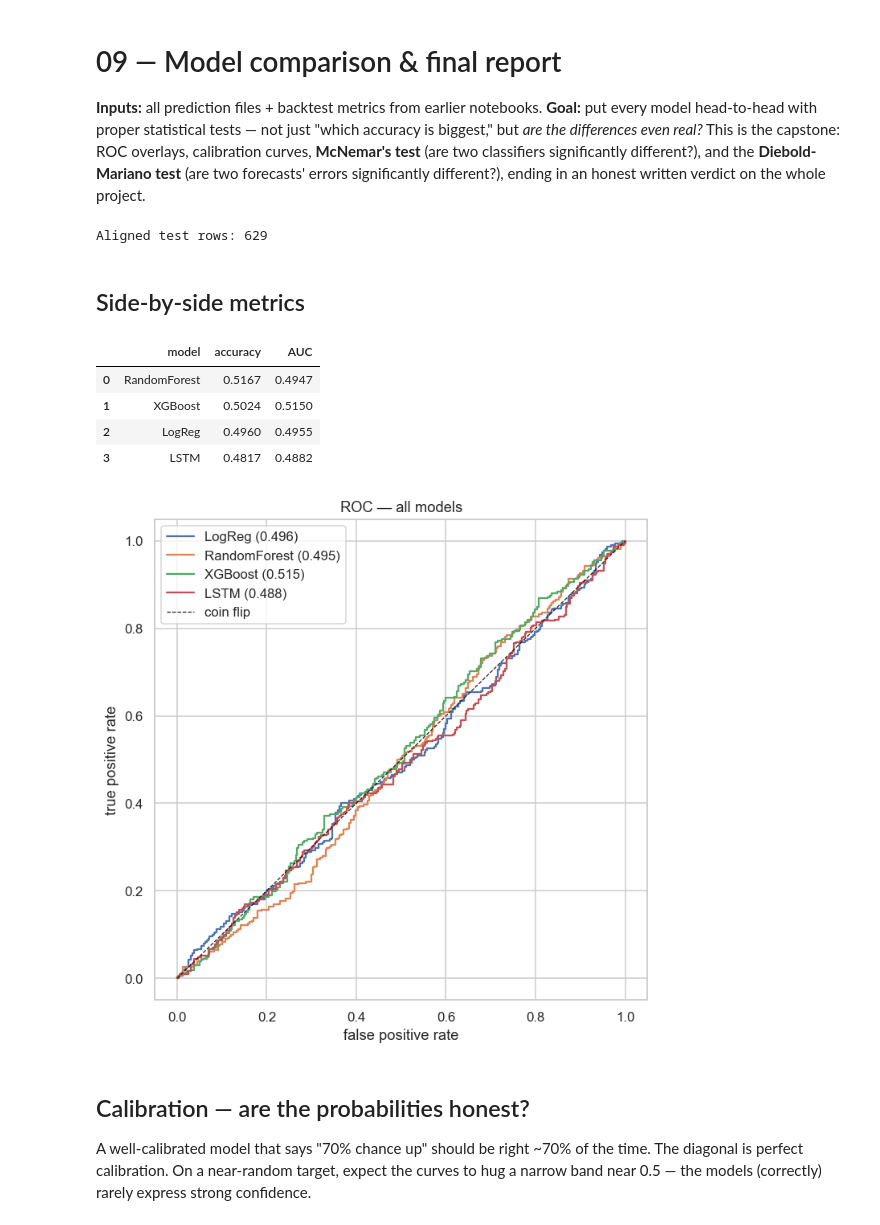
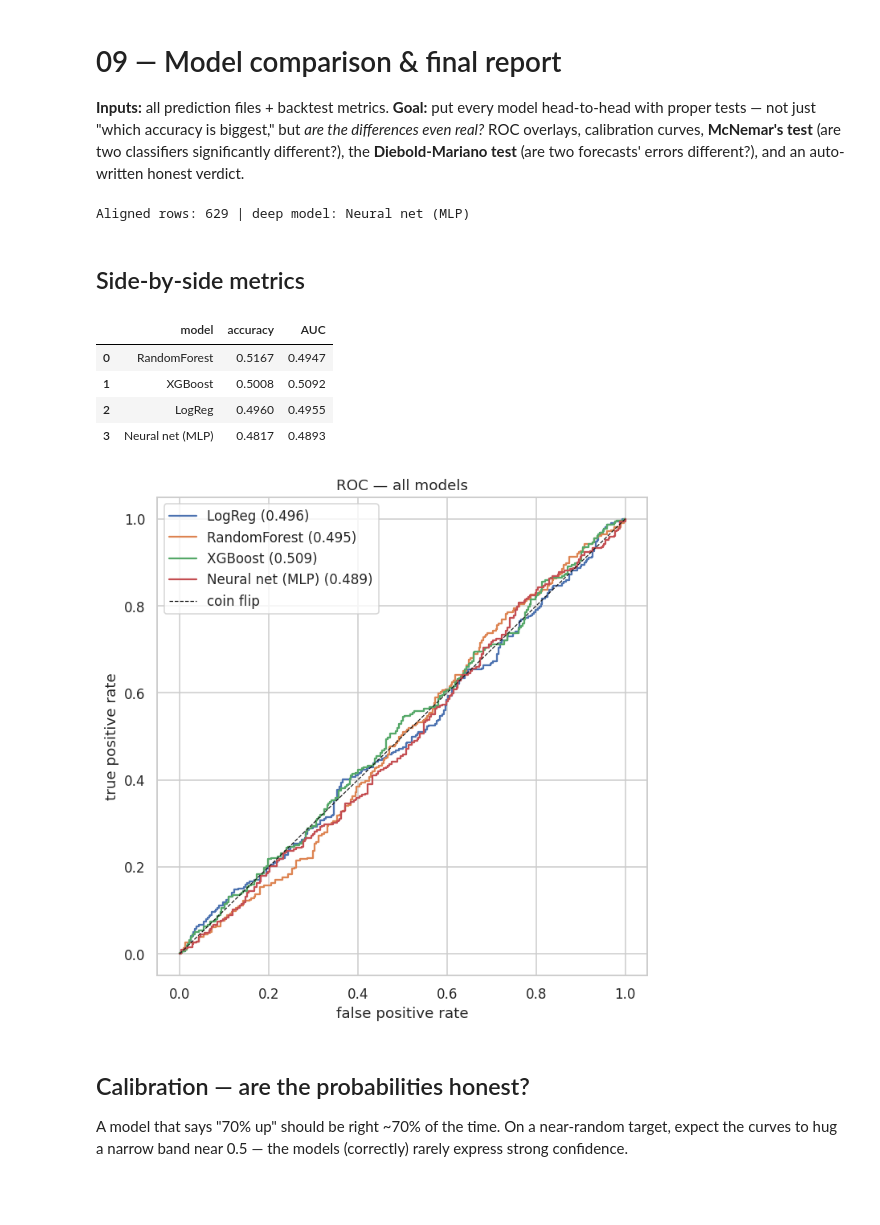
Before and after one commit to Ailya-Shah/Bitcoin-Trend-Prediction, a Jupyter notebook: notebooks/09_model_comparison.ipynb, the cells around one changed output. Drawn from its saved outputs; the diff is of its cells as text; code cells hidden in the pictures; blank space fills up the shorter version.

```diff
--- a/notebooks/09_model_comparison.ipynb
+++ b/notebooks/09_model_comparison.ipynb
@@ -1,8 +1,8 @@
 # %% [markdown]
 # 09 — Model comparison & final report
 
-**Inputs:** all prediction files + backtest metrics from earlier notebooks.
-**Goal:** put every model head-to-head with proper statistical tests — not just "which accuracy is biggest," but *are the differences even real?* This is the capstone: ROC overlays, calibration curves, **McNemar's test** (are two classifiers significantly different?), and the **Diebold-Mariano test** (are two forecasts' errors significantly different?), ending in an honest written verdict on the whole project.
+**Inputs:** all prediction files + backtest metrics.
+**Goal:** put every model head-to-head with proper tests — not just "which accuracy is biggest," but *are the differences even real?* ROC overlays, calibration curves, **McNemar's test** (are two classifiers significantly different?), the **Diebold-Mariano test** (are two forecasts' errors different?), and an auto-written honest verdict.
 # %%
 import sys
 from pathlib import Path
@@ -14,47 +14,45 @@ from scipy import stats
 from sklearn.metrics import roc_curve, roc_auc_score, accuracy_score
 from sklearn.calibration import calibration_curve
 sns.set_theme(style="whitegrid"); plt.rcParams["figure.dpi"]=110; plt.rcParams["savefig.dpi"]=150
-STAGE="09_model_comparison"; FIG=paths.figures_dir(STAGE); TAB=paths.tables_dir(STAGE)
-D=paths.PROCESSED_FILE.parent
+STAGE="09_model_comparison"; FIG=paths.figures_dir(STAGE); TAB=paths.tables_dir(STAGE); D=paths.PROCESSED_FILE.parent
 
 clf=pd.read_csv(D/"predictions_classical.csv",parse_dates=["date"])
 dl=pd.read_csv(D/"predictions_dl.csv",parse_dates=["date"])
+deep_name="Neural net"
+dm=paths.figures_dir("07_deep_learning").parent/"tables"/"deep_metrics.csv"
+if dm.exists(): deep_name=pd.read_csv(dm)["model"].iloc[0]
 m=clf.merge(dl,on=["date","y_true"],how="inner")
 y=m["y_true"].values
-prob_cols={"LogReg":"prob_LogReg","RandomForest":"prob_RandomForest","XGBoost":"prob_XGBoost","LSTM":"prob_LSTM"}
-print("Aligned test rows:",len(m))
+prob_cols={"LogReg":"prob_LogReg","RandomForest":"prob_RandomForest","XGBoost":"prob_XGBoost",deep_name:"prob_deep"}
+print("Aligned rows:",len(m),"| deep model:",deep_name)
 # %% [output]
-Aligned test rows: 629
+Aligned rows: 629 | deep model: Neural net (MLP)
 # %% [markdown]
 ## Side-by-side metrics
 # %%
 rows=[]
 for name,col in prob_cols.items():
-    p=m[col].values; pred=(p>0.5).astype(int)
-    rows.append({"model":name,"accuracy":accuracy_score(y,pred),"AUC":roc_auc_score(y,p)})
+    p=m[col].values; rows.append({"model":name,"accuracy":accuracy_score(y,(p>0.5).astype(int)),"AUC":roc_auc_score(y,p)})
 summary=pd.DataFrame(rows).sort_values("accuracy",ascending=False).reset_index(drop=True)
 summary.round(4).to_csv(TAB/"final_metrics.csv",index=False); summary.round(4)
 # %% [output]
 |  | model | accuracy | AUC |
 | 0 | RandomForest | 0.5167 | 0.4947 |
-| 1 | XGBoost | 0.5024 | 0.5150 |
+| 1 | XGBoost | 0.5008 | 0.5092 |
 | 2 | LogReg | 0.4960 | 0.4955 |
-| 3 | LSTM | 0.4817 | 0.4882 |
+| 3 | Neural net (MLP) | 0.4817 | 0.4893 |
 # %%
-# ROC overlay
 fig,ax=plt.subplots(figsize=(6.5,6.5))
 for name,col in prob_cols.items():
-    p=m[col].values; fpr,tpr,_=roc_curve(y,p)
-    ax.plot(fpr,tpr,lw=1.5,label=f"{name} ({roc_auc_score(y,p):.3f})")
+    p=m[col].values; fpr,tpr,_=roc_curve(y,p); ax.plot(fpr,tpr,lw=1.5,label=f"{name} ({roc_auc_score(y,p):.3f})")
 ax.plot([0,1],[0,1],"k--",lw=0.8,label="coin flip")
 ax.set_xlabel("false positive rate"); ax.set_ylabel("true positive rate"); ax.set_title("ROC — all models"); ax.legend()
 fig.tight_layout(); fig.savefig(FIG/"roc_all_models.png",bbox_inches="tight"); plt.show()
 # %% [output]
-[figure, old version]
+[figure, new version]
 # %% [markdown]
 ## Calibration — are the probabilities honest?
-
-A well-calibrated model that says "70% chance up" should be right ~70% of the time. The diagonal is perfect calibration. On a near-random target, expect the curves to hug a narrow band near 0.5 — the models (correctly) rarely express strong confidence.
+A model that says "70% up" should be right ~70% of the time. On a near-random target, expect the curves to hug a narrow band near 0.5 — the models (correctly) rarely express strong confidence.
 # %%
 fig,ax=plt.subplots(figsize=(6.5,6.5))
 for name,col in prob_cols.items():
```
Also changed, not shown: parts of 11 cells of this notebook, 39 other files.
